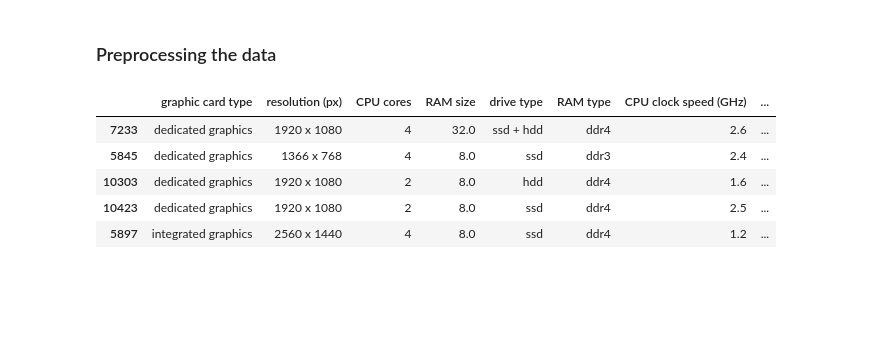
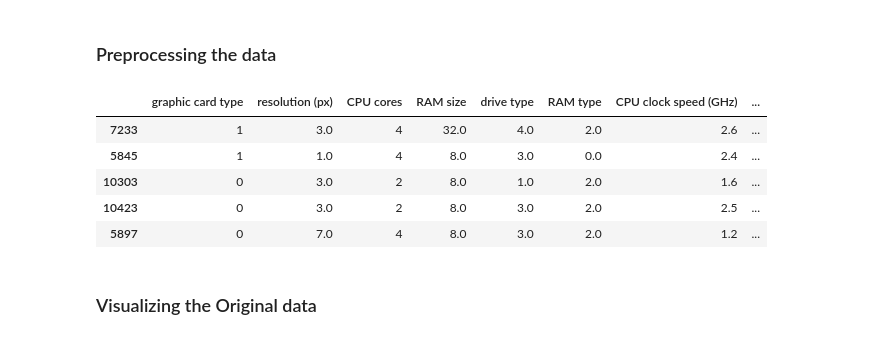
Before and after one commit to nitanshuj/Analysis-for-Fun, a Jupyter notebook: Laptop Price Prediction/nb1_lap_price_pred.ipynb, the cells around one changed output. Saved outputs shown, nothing was run; the diff lists cells and outputs as text; code cells hidden in the pictures; blank space fills up the shorter version.

```diff
--- a/Laptop Price Prediction/nb1_lap_price_pred.ipynb
+++ b/Laptop Price Prediction/nb1_lap_price_pred.ipynb
@@ -224,7 +153,7 @@ def preprocessing_df(df):
     df['has_SD_card_reader'] = df['multimedia'].apply(has_feature('SD card'))
     df['has_microphone'] = df['multimedia'].apply(has_feature('microphone'))
     df['has_camera'] = df['multimedia'].apply(has_feature('camera'))
-    df.drop('multimedia', axis=1, inplace=True)
+
 
     # Create communications features
     df['has_modem_4g'] = df['communications'].apply(has_feature('modem 4g'))
@@ -233,7 +162,7 @@ def preprocessing_df(df):
     df['has_modem_3g'] = df['communications'].apply(has_feature('modem 3g'))
     df['has_wifi'] = df['communications'].apply(has_feature('wifi'))
     df['has_widi'] = df['communications'].apply(has_feature('widi'))
-    df.drop('communications', axis=1, inplace=True)
+
 
     # Create features for Operating System
     df['has_win10_home'] = df['operating system'].apply(has_feature('windows 10 home'))
@@ -242,7 +171,16 @@ def preprocessing_df(df):
     df['has_win8_1_home'] = df['operating system'].apply(has_feature('windows 8.1 home'))
     df['has_win8_1_professional'] = df['operating system'].apply(has_feature('windows 8.1 professional'))
     df['has_linux'] = df['operating system'].apply(has_feature('linux'))
+
+
+    # Converting Graphic Card Type to numeric
+    df['graphic card type'] = df['graphic card type'].apply(lambda x: 1 if x == 'dedicated graphics' else 0)
+
+    # Dropping the non-required columns
+    df.drop('multimedia', axis=1, inplace=True)
+    df.drop('communications', axis=1, inplace=True)
     df.drop('operating system', axis=1, inplace=True)
+    df.drop('state', axis=1, inplace=True)
 
     return df
 
@@ -273,14 +211,10 @@ def one_hot_encode(df, columns):
         df (pd.DataFrame): The DataFrame containing the columns to encode.
         columns (list): A list of column names to be one-hot encoded.
 
-    Returns:
-        pd.DataFrame: The DataFrame with the one-hot encoded columns.
+    Returns:        pd.DataFrame: The DataFrame with the one-hot encoded columns.
     """
     encoder = OneHotEncoder(sparse_output=False)
     encoded_data = encoder.fit_transform(df[columns])
-
-    print(type(encoded_data))
-    print(encoded_data.shape)
     encoded_columns = encoder.get_feature_names_out(columns)
     encoded_df = pd.DataFrame(encoded_data, columns=encoded_columns)
 
@@ -294,8 +228,7 @@ def ordinal_encode(df, columns):
         df (pd.DataFrame): The DataFrame containing the columns to encode.
         columns (list): A list of column names to be ordinal encoded.
 
-    Returns:
-        pd.DataFrame: The DataFrame with the encoded columns.
+    Returns:        pd.DataFrame: The DataFrame with the encoded columns.
     """
     encoder = OrdinalEncoder()
     df[columns] = encoder.fit_transform(df[columns])
@@ -303,20 +236,19 @@ def ordinal_encode(df, columns):
 # %%
 # Preprocessing the data
 df = preprocessing_df(df)
 df = null_value_handling(df)
 
-# One Hot Encoding
-one_hot_columns = ['graphic card type']
-df = one_hot_encode(df, one_hot_columns)
-
 # Ordinal Encoding
 ordinal_encode_columns = ['resolution (px)', 'drive type', 'RAM type', 'screen size', 'CPU model', 'warranty']
 df = ordinal_encode(df, ordinal_encode_columns)
+
 df.head()
 # %% [output]
 |  | graphic card type | resolution (px) | CPU cores | RAM size | drive type | RAM type | CPU clock speed (GHz) | ... |
-| 7233 | dedicated graphics | 1920 x 1080 | 4 | 32.0 | ssd + hdd | ddr4 | 2.6 | ... |
-| 5845 | dedicated graphics | 1366 x 768 | 4 | 8.0 | ssd | ddr3 | 2.4 | ... |
-| 10303 | dedicated graphics | 1920 x 1080 | 2 | 8.0 | hdd | ddr4 | 1.6 | ... |
-| 10423 | dedicated graphics | 1920 x 1080 | 2 | 8.0 | ssd | ddr4 | 2.5 | ... |
-| 5897 | integrated graphics | 2560 x 1440 | 4 | 8.0 | ssd | ddr4 | 1.2 | ... |
+| 7233 | 1 | 3.0 | 4 | 32.0 | 4.0 | 2.0 | 2.6 | ... |
+| 5845 | 1 | 1.0 | 4 | 8.0 | 3.0 | 0.0 | 2.4 | ... |
+| 10303 | 0 | 3.0 | 2 | 8.0 | 1.0 | 2.0 | 1.6 | ... |
+| 10423 | 0 | 3.0 | 2 | 8.0 | 3.0 | 2.0 | 2.5 | ... |
+| 5897 | 0 | 7.0 | 4 | 8.0 | 3.0 | 2.0 | 1.2 | ... |
+# %% [markdown]
+### Visualizing the Original data
```
Also changed, not shown: parts of 45 cells of this notebook.
